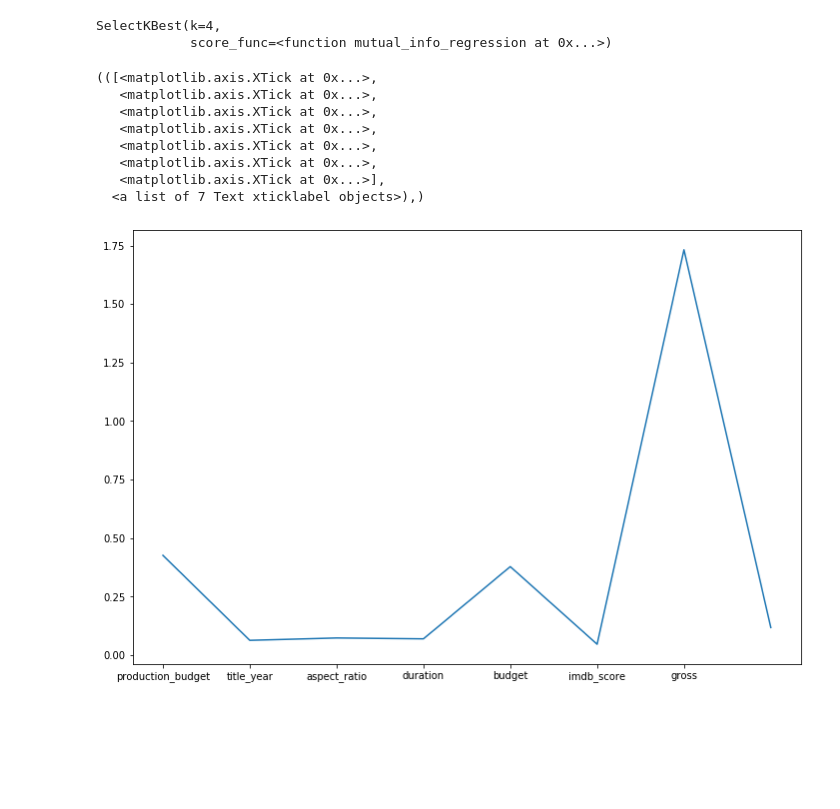
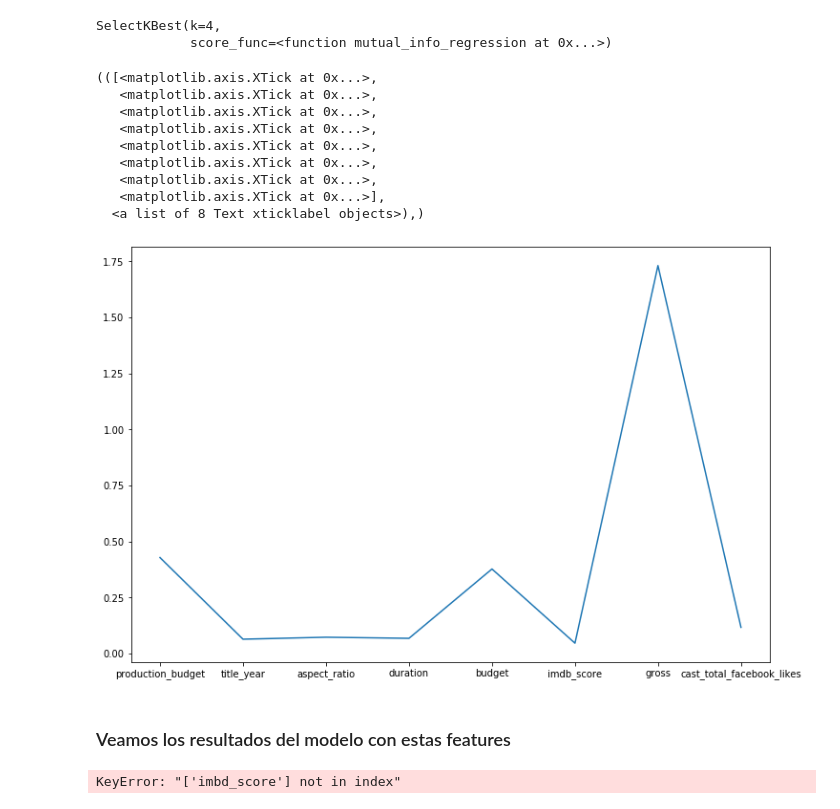
Before and after one commit to Kaiziferr/MachineLearningAplicate, a Jupyter notebook: Untitled.ipynb, the cells around one changed output. Cells and saved outputs as stored; diff of their text form; code cells hidden in the pictures; blank space fills up the shorter version.

Commit message:
Hay errores ='(

```diff
--- a/Untitled.ipynb
+++ b/Untitled.ipynb
@@ -931,19 +993,20 @@ SelectKBest(k=4,
 # %%
 scores = selector.scores_
 #Configurar para que el grafico se vea mejor
 plt.rcParams["figure.figsize"] = [12,8]
 #Configurando la leyenda y los labels
 plt.plot(scores)
-plt.xticks(np.arange(7),list(x.columns)),
+plt.xticks(np.arange(8),list(x.columns)),
 # %% [output]
 (([<matplotlib.axis.XTick at 0x...>,
    <matplotlib.axis.XTick at 0x...>,
    <matplotlib.axis.XTick at 0x...>,
    <matplotlib.axis.XTick at 0x...>,
    <matplotlib.axis.XTick at 0x...>,
    <matplotlib.axis.XTick at 0x...>,
+   <matplotlib.axis.XTick at 0x...>,
    <matplotlib.axis.XTick at 0x...>],
-  <a list of 7 Text xticklabel objects>),)
+  <a list of 8 Text xticklabel objects>),)
-[figure, old version]
+[figure, new version]
 # %%
 #Guardamos las features entregadas por la interpretación de nuestra regresión Lasso
@@ -950,0 +1015,2 @@ x2 = [['production_budget','budget','gross']]
+# %% [markdown]
+### Veamos los resultados del modelo con estas features
@@ -950,0 +1019,5 @@ x2 = [['production_budget','budget','gross']]
+# %%
+cols2 = ['production_budget','title_year','duration','cast_total_facebook_likes','imbd_score']
+x2_train, x2_test, y2_train, y2_test = x_train[cols2], x_test[cols2], y_train, y_test
+# %% [output]
+KeyError: "['imbd_score'] not in index"
```
Also changed, not shown: parts of 24 cells of this notebook.
